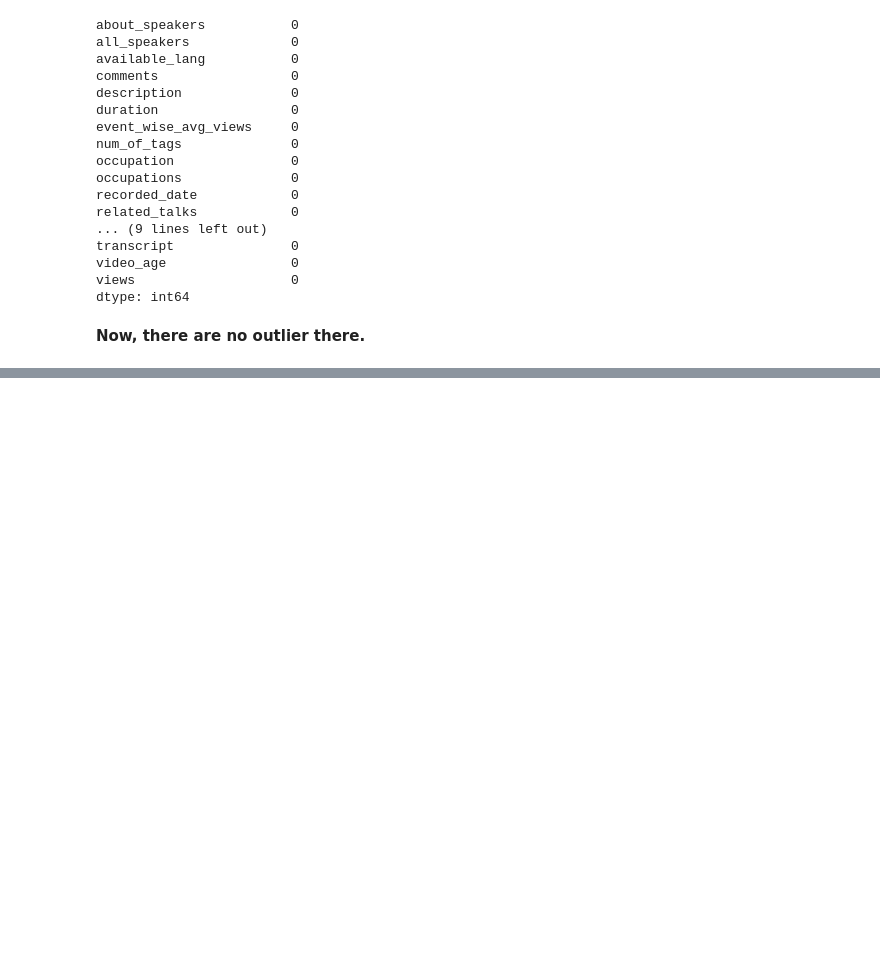
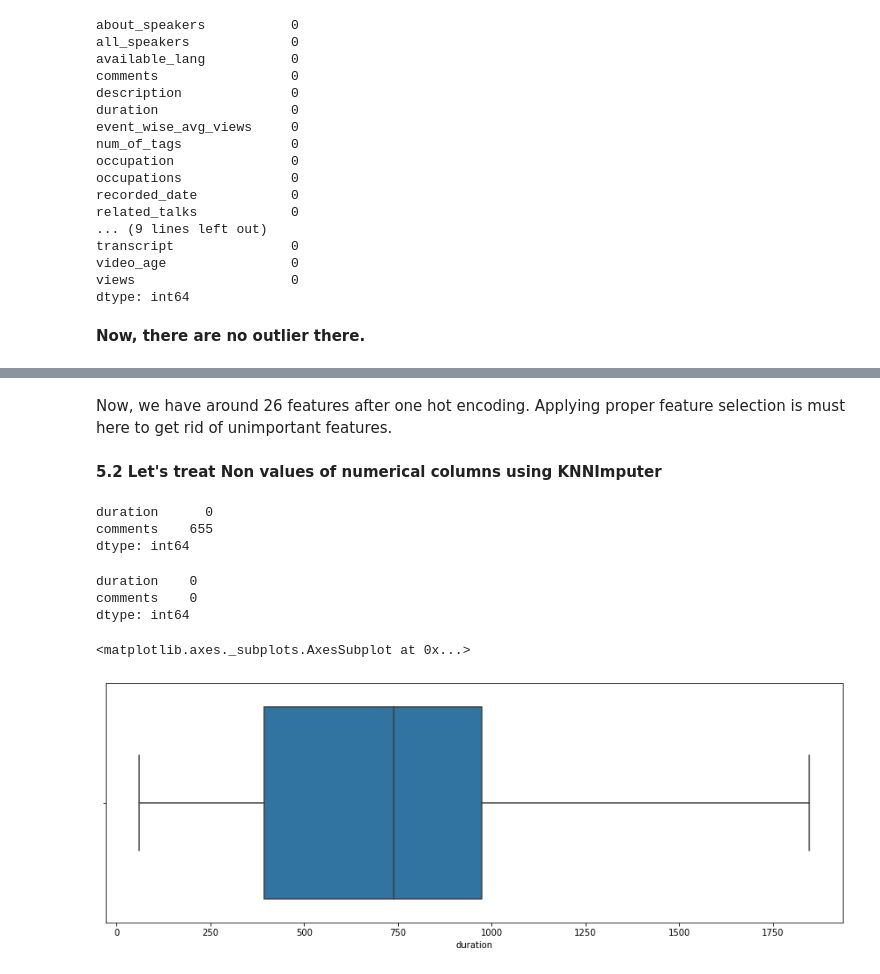
Before and after one commit to Pgupta1996/Ted_Talk_views_Prediction, a Jupyter notebook: Ted_Talk_views_Prediction.ipynb, the cells around one changed output, grey strips where cells are left out. Drawn from its saved outputs; the diff is of its cells as text; code cells hidden in the pictures; blank space fills up the shorter version.

Commit message:
Modeling and Hyper parameter tuning

```diff
--- a/Ted_Talk_views_Prediction.ipynb
+++ b/Ted_Talk_views_Prediction.ipynb
@@ -885,0 +890,4 @@ KeyError: ignored
+# %%
+#separating the dependent and independent variables
+y=dataset['views']
+X=dataset.drop(columns='views')
@@ -885,0 +912,4 @@ KeyError: ignored
+# %%
+#one hot encoding on categorical features
+X=pd.get_dummies(X)
+X.shape
@@ -885,0 +926,42 @@ KeyError: ignored
+# %% [markdown]
+Now, we have around 26 features after one hot encoding.
+Applying proper feature selection is must here to get rid of unimportant features.
+# %% [markdown]
+**5.2 Let's treat Non values of numerical columns using KNNImputer**
+# %%
+#checking for null values
+X[['duration','comments']].isnull().sum()
+# %% [output]
+duration      0
+comments    655
+dtype: int64
+# %%
+#Taking features for using in KNNImputer
+outlier_dataset=['duration','comments','speaker_1_avg_views','event_wise_avg_views']
+# %%
+# Before applying KNNImputer, we have to scale features so avoid bias.
+scaler = MinMaxScaler()
+#Import libraries
+from sklearn.impute import KNNImputer
+# define imputer
+imputer = KNNImputer()
+#fitting the model
+imputer.fit(scaler.fit_transform(X[outlier_dataset]))
+# transform the dataset
+X[outlier_dataset] = imputer.transform(scaler.fit_transform(X[outlier_dataset]))
+#again applying inverse_transform on the data
+X[outlier_dataset] = scaler.inverse_transform(X[outlier_dataset])
+# %%
+#checking for null values
+X[['duration','comments']].isnull().sum()
+# %% [output]
+duration    0
+comments    0
+dtype: int64
+# %%
+#Let's make a boxplot of duration column.
+
+sns.boxplot(x=X['duration'])
+# %% [output]
+<matplotlib.axes._subplots.AxesSubplot at 0x...>
+[figure, added]
```
Also changed, not shown: parts of 38 cells of this notebook.
